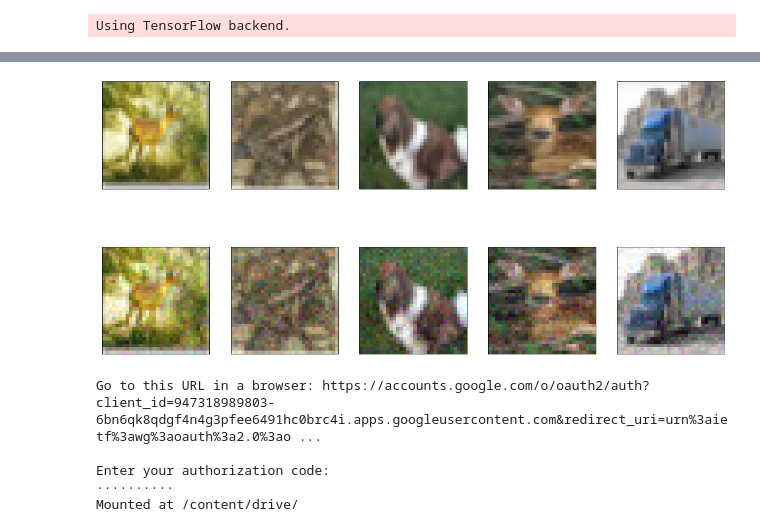
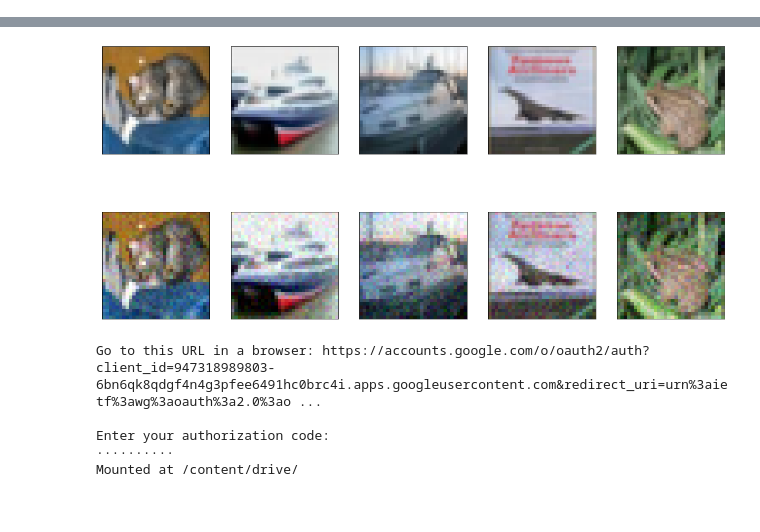
Before and after one commit to DanieleAngioni97/ML_Project, a Jupyter notebook: Autoencoders_cifar.ipynb, the cells around one changed output, grey strips where cells are left out. Cells and saved outputs as stored; diff of their text form; code cells hidden in the pictures.

```diff
--- a/Autoencoders_cifar.ipynb
+++ b/Autoencoders_cifar.ipynb
@@ -22,7 +32,7 @@ x_train_noisy = np.clip(x_train_noisy, 0., 1.)
 x_test_noisy = np.clip(x_test_noisy, 0., 1.)
 
 n = 5
-bias = 500
+bias = 0
 plt.figure(figsize=(20, 10))
 for i in range(n):
     ax = plt.subplot(2, n, i+1)
@@ -36,4 +46,3 @@ for i in range(n):
     ax.get_yaxis().set_visible(False)
 plt.show()
 # %% [output]
-Using TensorFlow backend.
@@ -42,4 +49,4 @@ Downloading data from https://www.cs.toronto.edu/~kriz/cifar-10-python.tar.gz
-[figure, old version]
+[figure, new version]
 # %%
 from keras.layers import Input, Conv2D, AveragePooling2D, UpSampling2D
 from keras.models import Model
```
Also changed, not shown: parts of 11 cells of this notebook.
